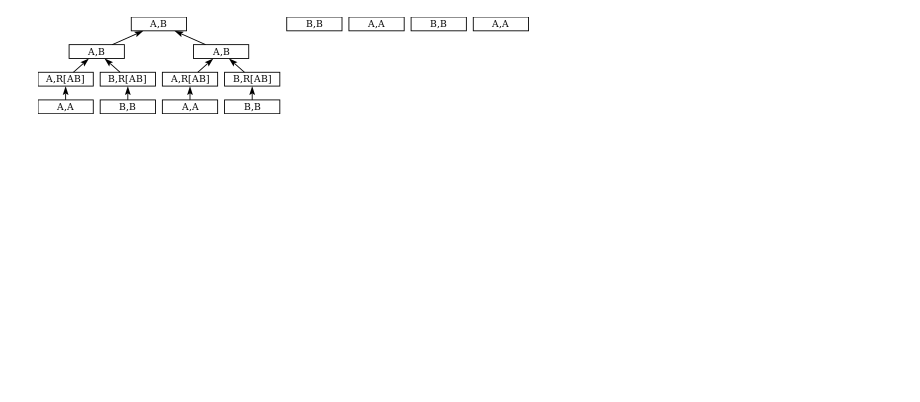
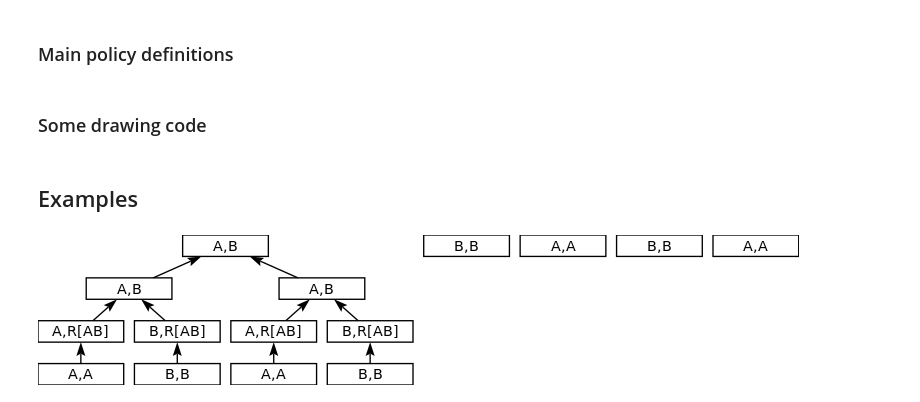
Before and after one commit to swystems/bellkat, a Jupyter notebook: BetterExample.ipynb, the cells around one changed output. Saved outputs shown, nothing was run; the diff lists cells and outputs as text; code cells hidden in the pictures; blank space fills up the shorter version.

```diff
--- a/BetterExample.ipynb
+++ b/BetterExample.ipynb
@@ -28,3 +34,5 @@ findTreeRoot p (t : ts) | pair t == p = Just (t, ts)
                         | otherwise = second (t :) <$> findTreeRoot p ts
+# %% [markdown]
+### Main policy definitions
 # %%
 create :: Location -> Policy
@@ -57,3 +65,5 @@ distill l1 l2 = Policy $ \(History ts) ->
 (Policy f) -$- h = f h
+# %% [markdown]
+### Some drawing code
 # %%
 pairToDiagram bp = (text (show bp) <> rect 4 1) # fontSize (local 0.5)
@@ -66,6 +85,8 @@ historyToDiagram (History ts) = hsep 0.5 (map treeToDiagram ts)
+# %% [markdown]
+## Examples
 # %%
-p = (create "A" -+- create "B") -*- (transmit "A" ("A", "R[AB]") -+- transmit "B" ("B", "R[AB]"))
-    -*- swap "R[AB]" ("A", "B")
-diagram . historyToDiagram . fromJust $ (p -+- p) -*- distill "A" "B" -$- History []
+p = (create "A" -+- create "B") -*- (transmit "A" ("A", "R[AB]") -+- transmit "B" ("B", "R[AB]")) -*- swap "R[AB]" ("A", "B")
+
+drawPolicy $ (p -+- p) -*- distill "A" "B"
 # %% [output]
-[figure, old version]
+[figure, new version]
```
Also changed, not shown: parts of 10 cells of this notebook, 1 other file.
